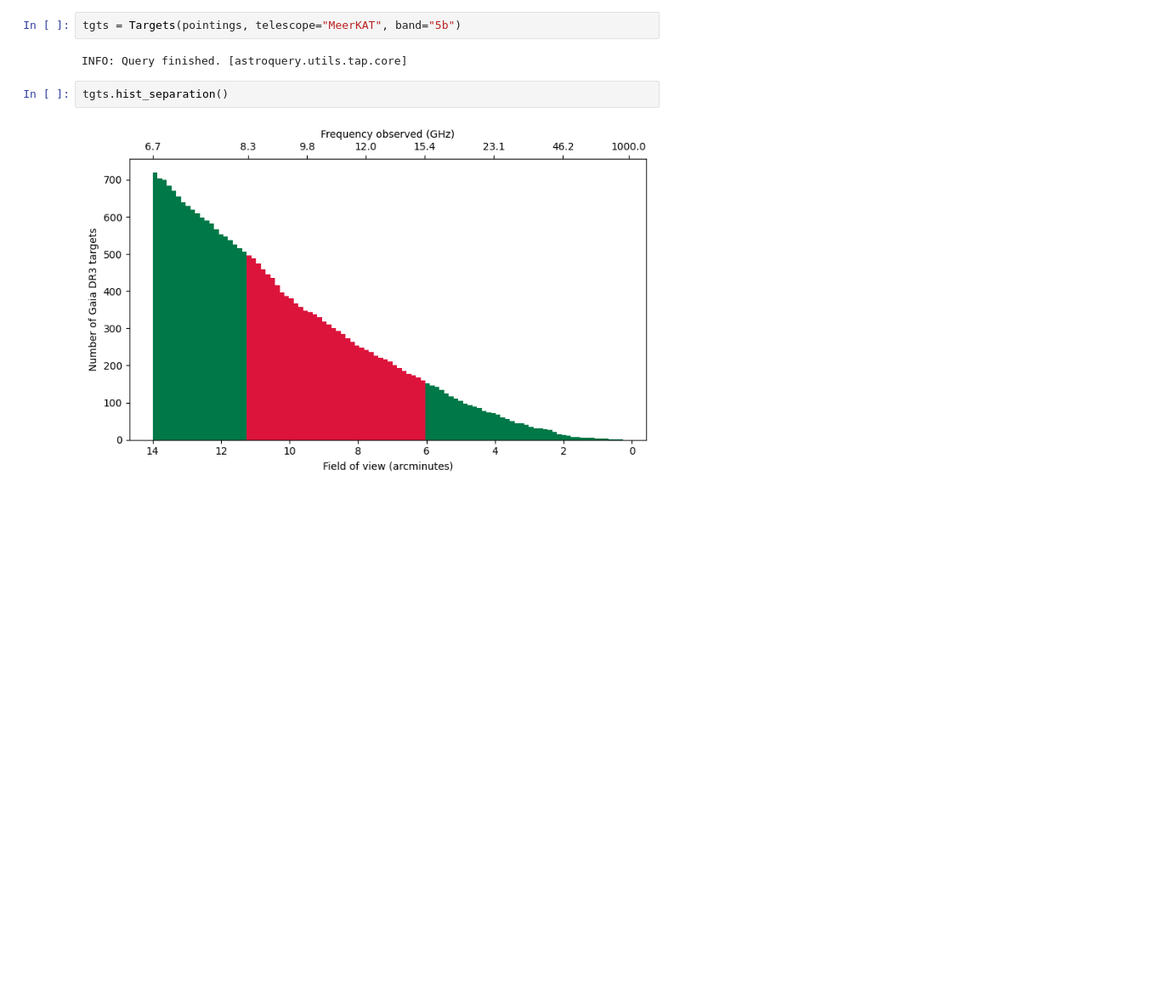
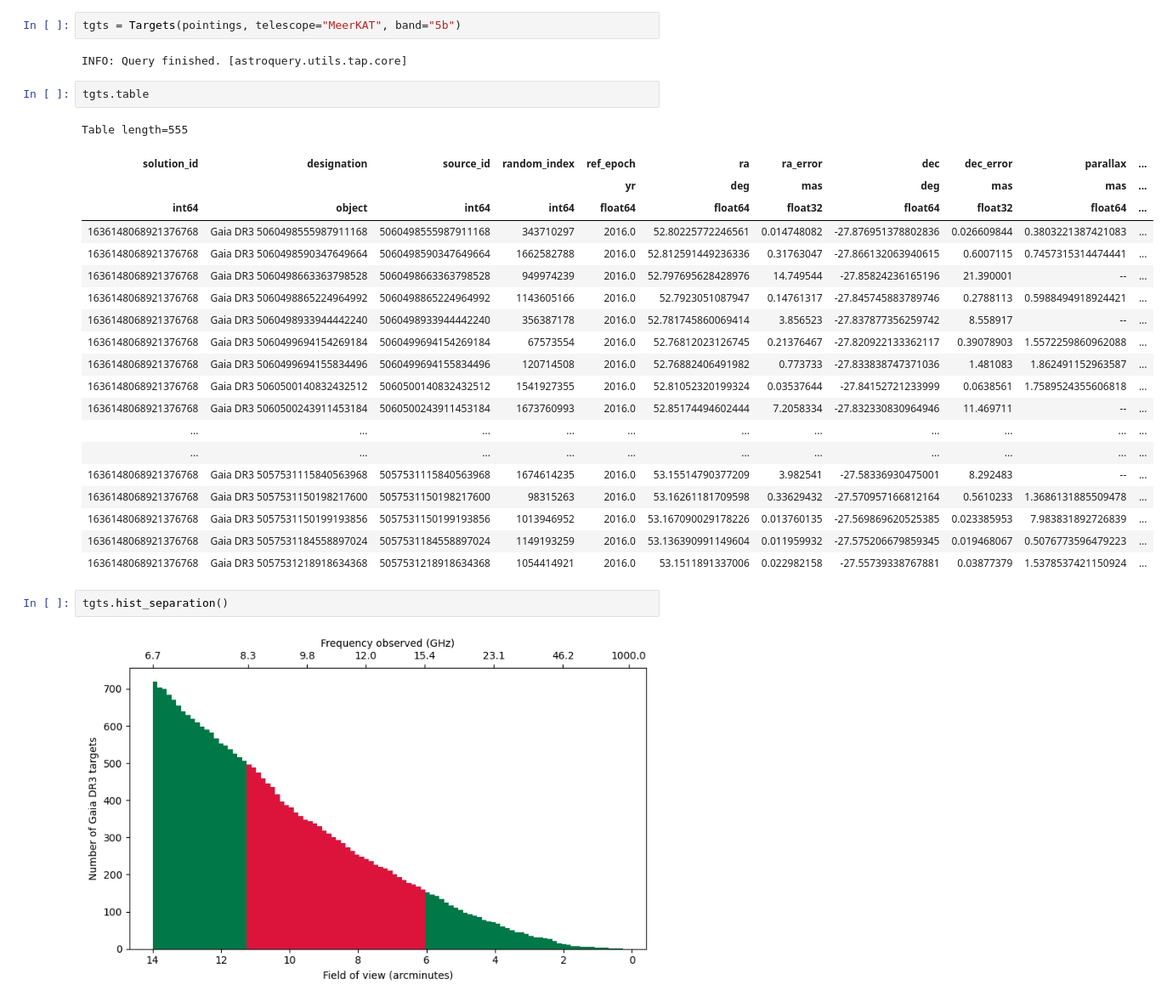
Before and after one commit to Oxke/seti-deliverables, a Jupyter notebook: LSP.ipynb, the cells around one changed output. Shown at 85% size. Cells and saved outputs as stored; diff of their text form; blank space fills up the shorter version.

```diff
--- a/LSP.ipynb
+++ b/LSP.ipynb
@@ -26,6 +26,29 @@ pointings = SkyCoord(ra=ra_list, dec=dec_list, frame="icrs")
 tgts = Targets(pointings, telescope="MeerKAT", band="5b")
 # %% [output]
 INFO: Query finished. [astroquery.utils.tap.core]
+# %%
+tgts.table
+# %% [output]
+Table length=555
+| solution_id | designation | source_id | random_index | ref_epoch | ra | ra_error | dec | dec_error | parallax | ... |
+|  |  |  |  | yr | deg | mas | deg | mas | mas | ... |
+| int64 | object | int64 | int64 | float64 | float64 | float32 | float64 | float32 | float64 | ... |
+| 1636148068921376768 | Gaia DR3 5060498555987911168 | 5060498555987911168 | 343710297 | 2016.0 | 52.80225772246561 | 0.014748082 | -27.876951378802836 | 0.026609844 | 0.3803221387421083 | ... |
+| 1636148068921376768 | Gaia DR3 5060498590347649664 | 5060498590347649664 | 1662582788 | 2016.0 | 52.812591449236336 | 0.31763047 | -27.866132063940615 | 0.6007115 | 0.7457315314474441 | ... |
+| 1636148068921376768 | Gaia DR3 5060498663363798528 | 5060498663363798528 | 949974239 | 2016.0 | 52.797695628428976 | 14.749544 | -27.85824236165196 | 21.390001 | -- | ... |
+| 1636148068921376768 | Gaia DR3 5060498865224964992 | 5060498865224964992 | 1143605166 | 2016.0 | 52.7923051087947 | 0.14761317 | -27.845745883789746 | 0.2788113 | 0.5988494918924421 | ... |
+| 1636148068921376768 | Gaia DR3 5060498933944442240 | 5060498933944442240 | 356387178 | 2016.0 | 52.781745860069414 | 3.856523 | -27.837877356259742 | 8.558917 | -- | ... |
+| 1636148068921376768 | Gaia DR3 5060499694154269184 | 5060499694154269184 | 67573554 | 2016.0 | 52.76812023126745 | 0.21376467 | -27.820922133362117 | 0.39078903 | 1.5572259860962088 | ... |
+| 1636148068921376768 | Gaia DR3 5060499694155834496 | 5060499694155834496 | 120714508 | 2016.0 | 52.76882406491982 | 0.773733 | -27.833838747371036 | 1.481083 | 1.862491152963587 | ... |
+| 1636148068921376768 | Gaia DR3 5060500140832432512 | 5060500140832432512 | 1541927355 | 2016.0 | 52.81052320199324 | 0.03537644 | -27.84152721233999 | 0.0638561 | 1.7589524355606818 | ... |
+| 1636148068921376768 | Gaia DR3 5060500243911453184 | 5060500243911453184 | 1673760993 | 2016.0 | 52.85174494602444 | 7.2058334 | -27.832330830964946 | 11.469711 | -- | ... |
+| ... | ... | ... | ... | ... | ... | ... | ... | ... | ... | ... |
+| ... | ... | ... | ... | ... | ... | ... | ... | ... | ... | ... |
+| 1636148068921376768 | Gaia DR3 5057531115840563968 | 5057531115840563968 | 1674614235 | 2016.0 | 53.15514790377209 | 3.982541 | -27.58336930475001 | 8.292483 | -- | ... |
+| 1636148068921376768 | Gaia DR3 5057531150198217600 | 5057531150198217600 | 98315263 | 2016.0 | 53.16261181709598 | 0.33629432 | -27.570957166812164 | 0.5610233 | 1.3686131885509478 | ... |
+| 1636148068921376768 | Gaia DR3 5057531150199193856 | 5057531150199193856 | 1013946952 | 2016.0 | 53.167090029178226 | 0.013760135 | -27.569869620525385 | 0.023385953 | 7.983831892726839 | ... |
+| 1636148068921376768 | Gaia DR3 5057531184558897024 | 5057531184558897024 | 1149193259 | 2016.0 | 53.136390991149604 | 0.011959932 | -27.575206679859345 | 0.019468067 | 0.5076773596479223 | ... |
+| 1636148068921376768 | Gaia DR3 5057531218918634368 | 5057531218918634368 | 1054414921 | 2016.0 | 53.1511891337006 | 0.022982158 | -27.55739338767881 | 0.03877379 | 1.5378537421150924 | ... |
 # %%
 tgts.hist_separation()
 # %% [output]
```
Also changed, not shown: 6 other files.
